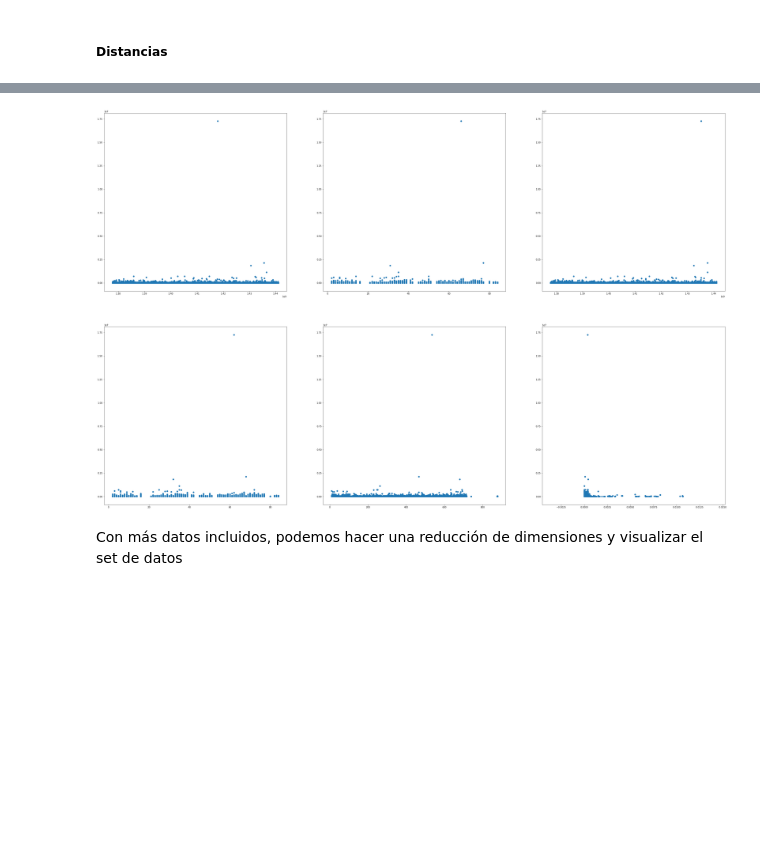
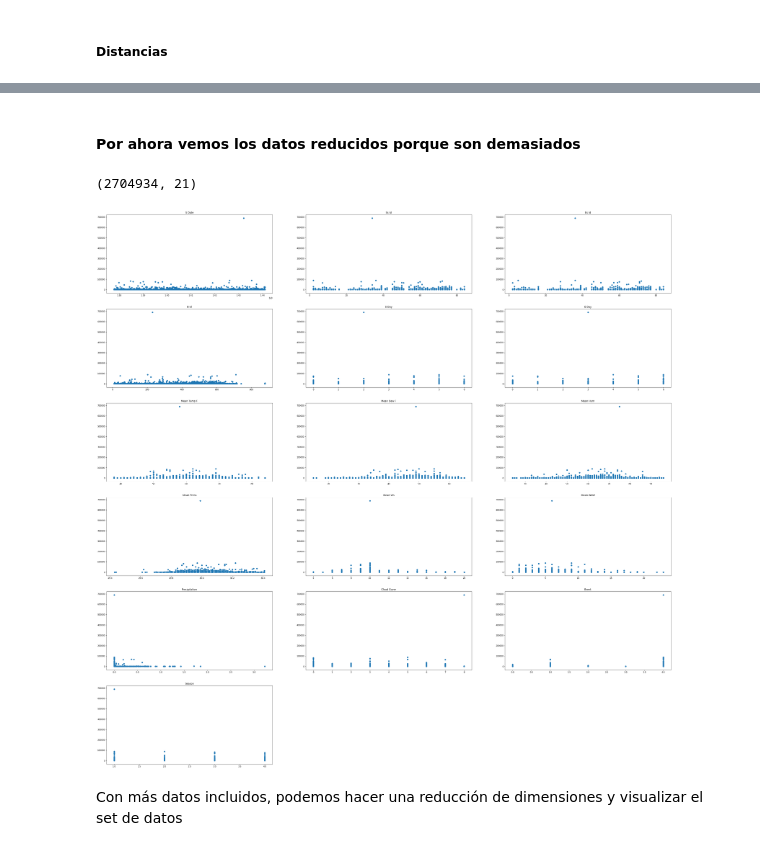
Before and after one commit to frisjon/tp2, a Jupyter notebook: trabajo_practico_2.ipynb, the cells around one changed output, grey strips where cells are left out. Saved outputs shown, nothing was run; the diff lists cells and outputs as text; code cells hidden in the pictures; blank space fills up the shorter version.

Commit message:
Modifique el set de datos. Ahora los plots tienen mas features

```diff
--- a/trabajo_practico_2.ipynb
+++ b/trabajo_practico_2.ipynb
@@ -335,0 +347,7 @@ df = train.merge(distancias, how='left', on=['ss_id','es_id'])
+# %%
+# Juntamos las distancias y los viajes
+datos = datos.merge(distancias, how='left', on=['ss_id','es_id'])
+# %%
+datos['ss_id'] = datos['ss_id'].values.astype(np.int64)
+datos['es_id'] = datos['es_id'].values.astype(np.int64)
+datos.shape
@@ -335,0 +356,3 @@ df = train.merge(distancias, how='left', on=['ss_id','es_id'])
+# %%
+datos.dropna(inplace=True)
+datos.shape
@@ -336,10 +369,21 @@ df = train.merge(distancias, how='left', on=['ss_id','es_id'])
+# %% [markdown]
+#### Por ahora vemos los datos reducidos porque son demasiados
+# %%
+datos.shape
+# %% [output]
+(2704934, 21)
+# %%
+# Selecionamos 10.000 elementos al azar. Solo para hacer visualizaciones rapidas
+df = datos.sample(10000).dropna(thresh=2)
 # %%
-plots = ['s_date', 'ss_id', 'e_date', 'es_id', 'b_id', 'dist']
-fig = plt.figure(figsize=(50,50))
+# Realizamos algunos plots
+plots = ['s_date', 'ss_id', 'es_id', 'b_id', 's_day', 'e_day', 'mean_temp_f', 'mean_dew_f', 'mean_hum', 'mean_press', 'mean_vis', 'mean_wind', 'precipitation', 'cloud_cover', 'event', 'season', 'dist']
+fig = plt.figure(figsize=(50, 50))
 
-for i in range(len(plots)):
-    ax = fig.add_subplot(331 + i)
+for i in range(len(plots)-1):
+    ax = fig.add_subplot(6, 3, i+1)
+    plt.title(plots[i].replace('_', ' ').title());
     ax.scatter(df[plots[i]], df['duration']);
 plt.show()
 # %% [output]
-[figure, old version]
+[figure, new version]
```
Also changed, not shown: parts of 64 cells of this notebook.
